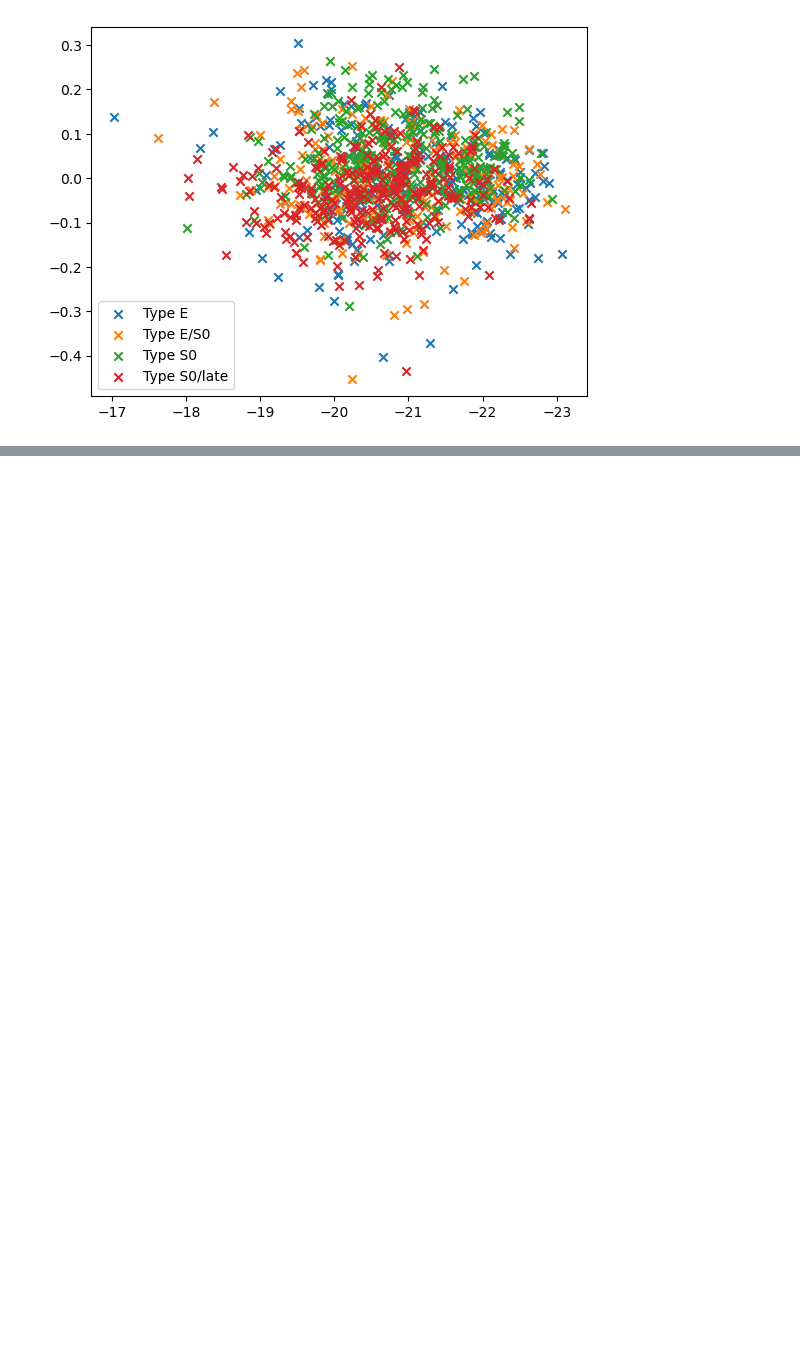
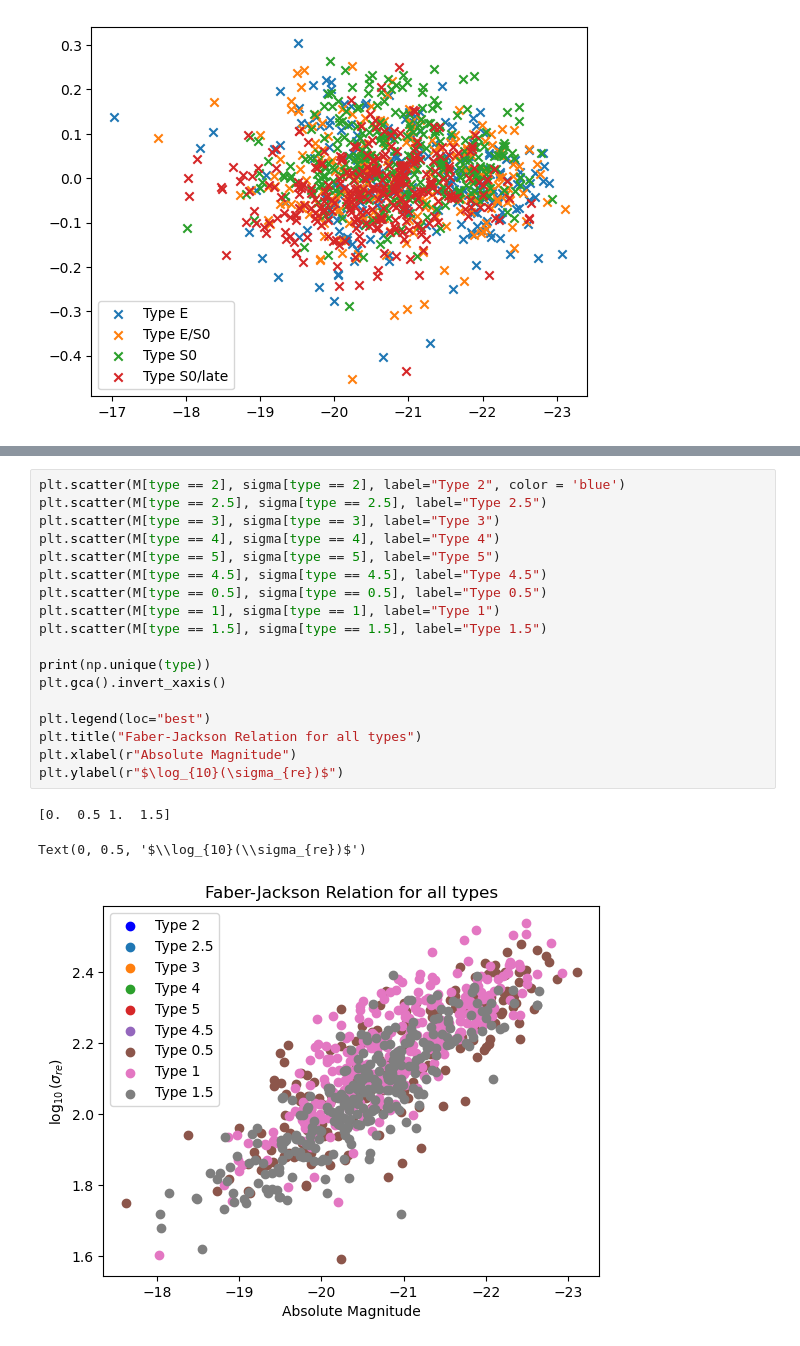
Before and after one commit to lina-pp/PHYS3116_Group3, a Jupyter notebook: FINAL PLOTS.ipynb, the cells around one changed output, grey strips where cells are left out. Drawn from its saved outputs; the diff is of its cells as text; blank space fills up the shorter version.

```diff
--- a/FINAL PLOTS.ipynb
+++ b/FINAL PLOTS.ipynb
@@ -103,0 +135,22 @@ plt.subplots_adjust(hspace=0)
+# %%
+plt.scatter(M[type == 2], sigma[type == 2], label="Type 2", color = 'blue')
+plt.scatter(M[type == 2.5], sigma[type == 2.5], label="Type 2.5")
+plt.scatter(M[type == 3], sigma[type == 3], label="Type 3")
+plt.scatter(M[type == 4], sigma[type == 4], label="Type 4")
+plt.scatter(M[type == 5], sigma[type == 5], label="Type 5")
+plt.scatter(M[type == 4.5], sigma[type == 4.5], label="Type 4.5")
+plt.scatter(M[type == 0.5], sigma[type == 0.5], label="Type 0.5")
+plt.scatter(M[type == 1], sigma[type == 1], label="Type 1")
+plt.scatter(M[type == 1.5], sigma[type == 1.5], label="Type 1.5")
+
+print(np.unique(type))
+plt.gca().invert_xaxis()
+
+plt.legend(loc="best")
+plt.title("Faber-Jackson Relation for all types")
+plt.xlabel(r"Absolute Magnitude")
+plt.ylabel(r"$\log_{10}(\sigma_{re})$")
+# %% [output]
+[0.  0.5 1.  1.5]
+Text(0, 0.5, '$\\log_{10}(\\sigma_{re})$')
+[figure, added]
```
Also changed, not shown: parts of 2 cells of this notebook.
